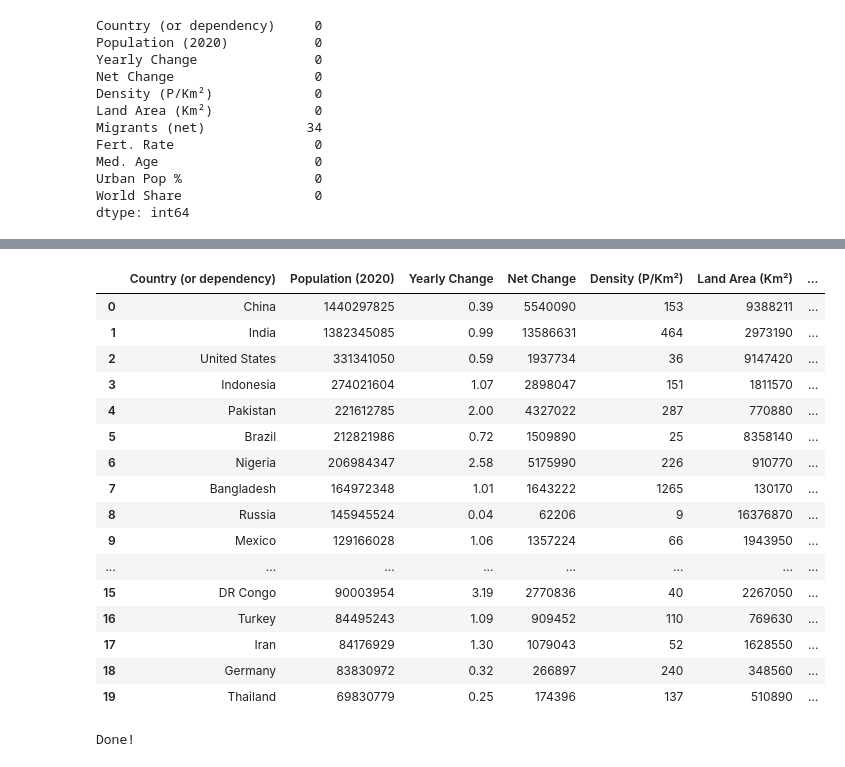
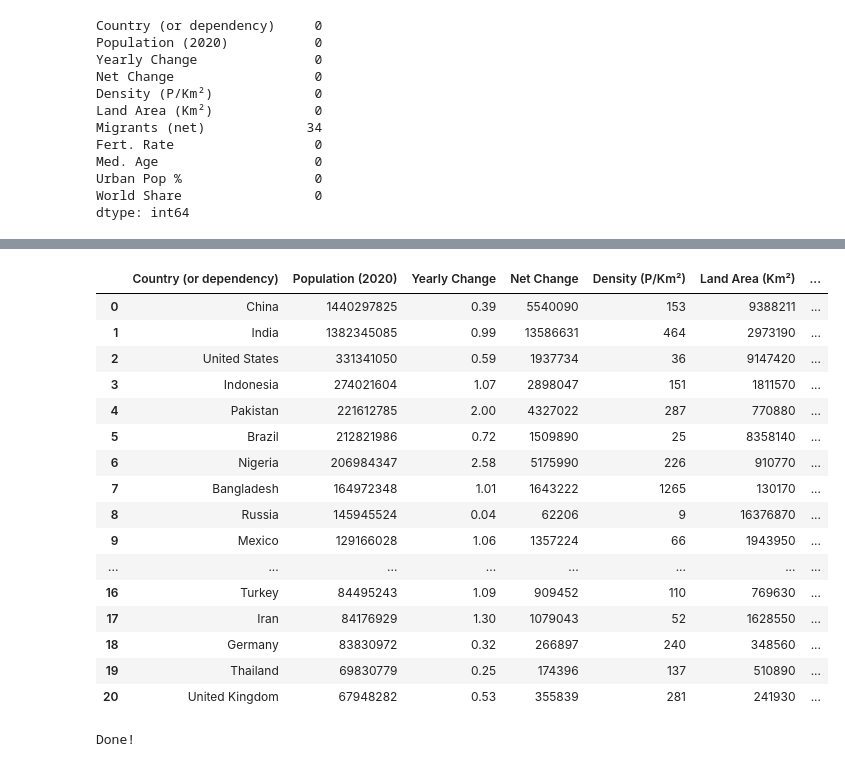
Before and after one commit to TheRealGeeBee/World-Population-Forecast, a Jupyter notebook: World_Population (2029).ipynb, the cells around one changed output, grey strips where cells are left out. Saved outputs shown, nothing was run; the diff lists cells and outputs as text; code cells hidden in the pictures.

```diff
--- a/World_Population (2029).ipynb
+++ b/World_Population (2029).ipynb
@@ -85,25 +85,25 @@ Data columns (total 11 columns):
 dtypes: float64(2), int32(4), object(5)
 memory usage: 16.6+ KB
 # %%
-df[:20]
+df[:21]
 # %% [output]
 |  | Country (or dependency) | Population (2020) | Yearly Change | Net Change | Density (P/Km²) | Land Area (Km²) | ... |
 | 0 | China | 1440297825 | 0.39 | 5540090 | 153 | 9388211 | ... |
 | 1 | India | 1382345085 | 0.99 | 13586631 | 464 | 2973190 | ... |
 | 2 | United States | 331341050 | 0.59 | 1937734 | 36 | 9147420 | ... |
 | 3 | Indonesia | 274021604 | 1.07 | 2898047 | 151 | 1811570 | ... |
 | 4 | Pakistan | 221612785 | 2.00 | 4327022 | 287 | 770880 | ... |
 | 5 | Brazil | 212821986 | 0.72 | 1509890 | 25 | 8358140 | ... |
 | 6 | Nigeria | 206984347 | 2.58 | 5175990 | 226 | 910770 | ... |
 | 7 | Bangladesh | 164972348 | 1.01 | 1643222 | 1265 | 130170 | ... |
 | 8 | Russia | 145945524 | 0.04 | 62206 | 9 | 16376870 | ... |
 | 9 | Mexico | 129166028 | 1.06 | 1357224 | 66 | 1943950 | ... |
 | ... | ... | ... | ... | ... | ... | ... | ... |
-| 15 | DR Congo | 90003954 | 3.19 | 2770836 | 40 | 2267050 | ... |
 | 16 | Turkey | 84495243 | 1.09 | 909452 | 110 | 769630 | ... |
 | 17 | Iran | 84176929 | 1.30 | 1079043 | 52 | 1628550 | ... |
 | 18 | Germany | 83830972 | 0.32 | 266897 | 240 | 348560 | ... |
 | 19 | Thailand | 69830779 | 0.25 | 174396 | 137 | 510890 | ... |
+| 20 | United Kingdom | 67948282 | 0.53 | 355839 | 281 | 241930 | ... |
 # %%
 yearly_change_list = []
 for values in df['Yearly Change']:
```
Also changed, not shown: parts of 6 cells of this notebook.
